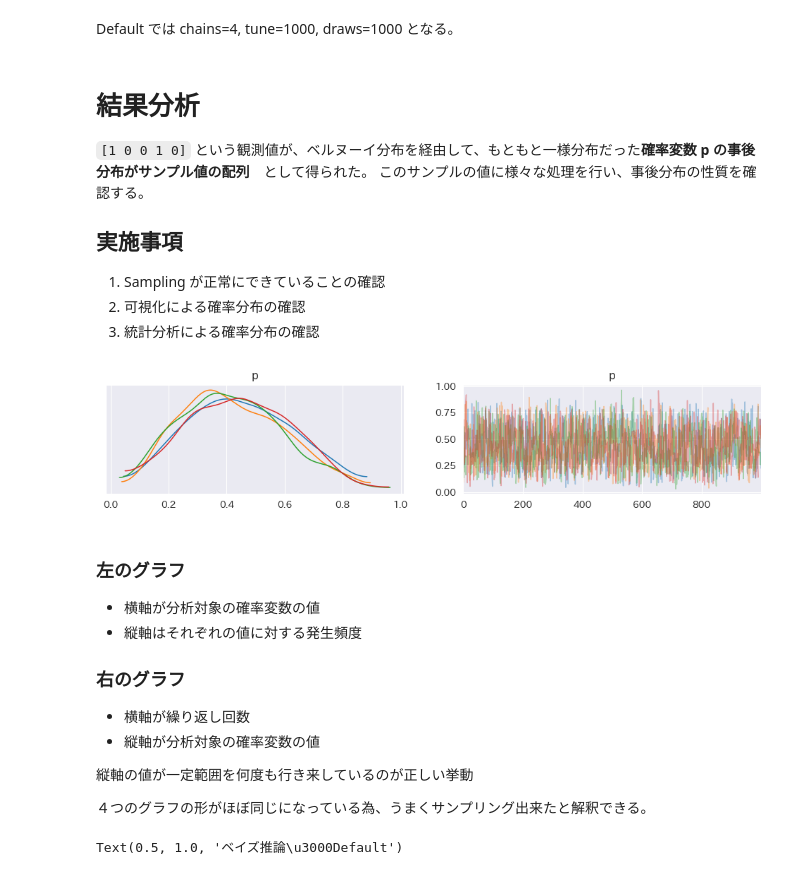
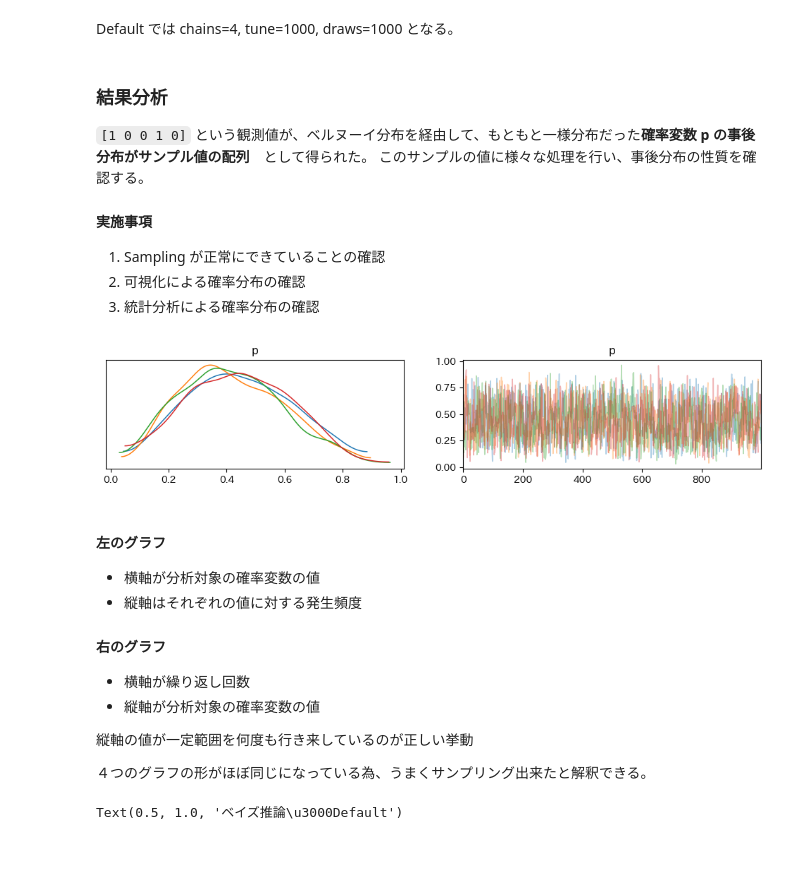
Before and after one commit to 1024xx4/py_bayes_intro, a Jupyter notebook: lottery.ipynb, the cells around one changed output. Saved outputs shown, nothing was run; the diff lists cells and outputs as text; code cells hidden in the pictures.

```diff
--- a/lottery.ipynb
+++ b/lottery.ipynb
@@ -30,10 +32,10 @@ print(observations)
 [1 0 0 1 0]
 # %%
 # 確率Model 定義
-model_1 = pm.Model()  # インスタンス作成
+model_uniform_bernoulli = pm.Model()  # インスタンス作成
 
 # コンテキスト定義
-with model_1:
+with model_uniform_bernoulli:
     # 一様分布
     p = pm.Uniform('p', lower=0.0, upper=1.0)  # p: probability（確率）
 
@@ -71,8 +73,8 @@ Sampling 3 chains for 2_000 tune and 2_000 draw iterations (6_000 + 6_000 draws
 We recommend running at least 4 chains for robust computation of convergence diagnostics
 # %%
 # Sampling(Default)
-with model_1:
-    inferences_2 = pm.sample(random_seed=42)
+with model_uniform_bernoulli:
+    inferences_uniform_bernoulli_2 = pm.sample(random_seed=42)
 # %% [output]
 Auto-assigning NUTS sampler...
 Initializing NUTS using jitter+adapt_diag...
@@ -83,26 +85,26 @@ Sampling 4 chains for 1_000 tune and 1_000 draw iterations (4_000 + 4_000 draws
 # %% [markdown]
 Default では chains=4, tune=1000, draws=1000 となる。
 # %% [markdown]
-# 結果分析
+### 結果分析
 `[1 0 0 1 0]` という観測値が、ベルヌーイ分布を経由して、もともと一様分布だった**確率変数 p の事後分布がサンプル値の配列**　として得られた。
 このサンプルの値に様々な処理を行い、事後分布の性質を確認する。
 
-## 実施事項
+#### 実施事項
 1. Sampling が正常にできていることの確認
 2. 可視化による確率分布の確認
 3. 統計分析による確率分布の確認
 # %%
 # Sampling が正常にできているか
-az.plot_trace(inferences_2, compact=False)  # compact=False で,複数のサンプル直系列を色分け
+az.plot_trace(inferences_uniform_bernoulli_2, compact=False)  # compact=False で,複数のサンプル直系列を色分け
 plt.show()
 # %% [output]
-[figure, old version]
+[figure, new version]
 # %% [markdown]
-### 左のグラフ
+#### 左のグラフ
 - 横軸が分析対象の確率変数の値
 - 縦軸はそれぞれの値に対する発生頻度
 
-### 右のグラフ
+#### 右のグラフ
 - 横軸が繰り返し回数
 - 縦軸が分析対象の確率変数の値
 
```
Also changed, not shown: parts of 15 cells of this notebook.
